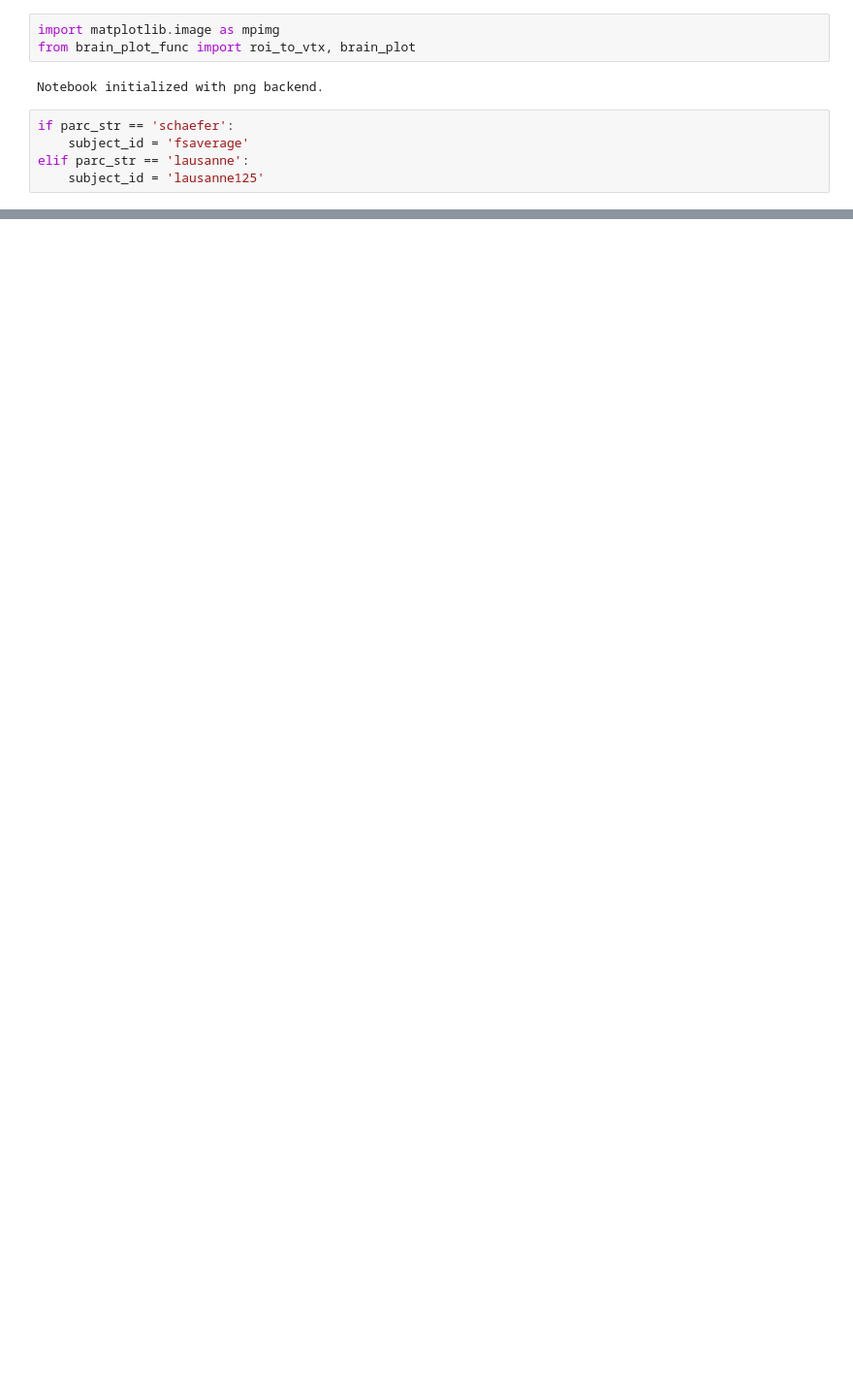
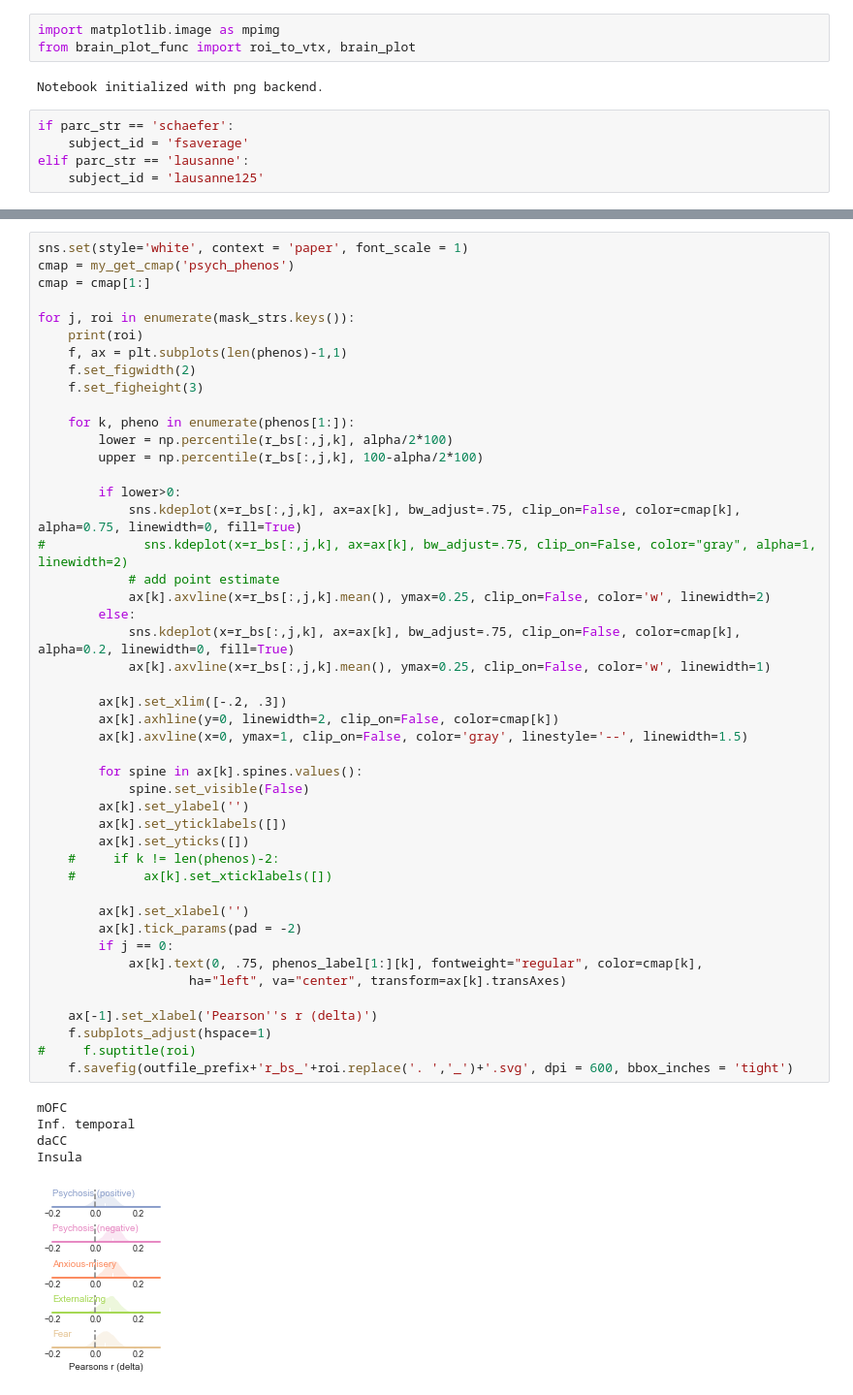
Before and after one commit to lindenmp/normative_neurodev_cs_t1, a Jupyter notebook: 1_code/6_results_correlations.ipynb, the cells around one changed output, grey strips where cells are left out. Shown at 97% size. Cells and saved outputs as stored; diff of their text form; blank space fills up the shorter version.

```diff
--- a/1_code/6_results_correlations.ipynb
+++ b/1_code/6_results_correlations.ipynb
@@ -320,0 +480,52 @@ elif parc_str == 'lausanne':
+# %%
+sns.set(style='white', context = 'paper', font_scale = 1)
+cmap = my_get_cmap('psych_phenos')
+cmap = cmap[1:]
+
+for j, roi in enumerate(mask_strs.keys()):
+    print(roi)
+    f, ax = plt.subplots(len(phenos)-1,1)
+    f.set_figwidth(2)
+    f.set_figheight(3)
+
+    for k, pheno in enumerate(phenos[1:]):
+        lower = np.percentile(r_bs[:,j,k], alpha/2*100)
+        upper = np.percentile(r_bs[:,j,k], 100-alpha/2*100)
+
+        if lower>0:
+            sns.kdeplot(x=r_bs[:,j,k], ax=ax[k], bw_adjust=.75, clip_on=False, color=cmap[k], alpha=0.75, linewidth=0, fill=True)
+#             sns.kdeplot(x=r_bs[:,j,k], ax=ax[k], bw_adjust=.75, clip_on=False, color="gray", alpha=1, linewidth=2)
+            # add point estimate
+            ax[k].axvline(x=r_bs[:,j,k].mean(), ymax=0.25, clip_on=False, color='w', linewidth=2)
+        else:
+            sns.kdeplot(x=r_bs[:,j,k], ax=ax[k], bw_adjust=.75, clip_on=False, color=cmap[k], alpha=0.2, linewidth=0, fill=True)
+            ax[k].axvline(x=r_bs[:,j,k].mean(), ymax=0.25, clip_on=False, color='w', linewidth=1)
+
+        ax[k].set_xlim([-.2, .3])
+        ax[k].axhline(y=0, linewidth=2, clip_on=False, color=cmap[k])
+        ax[k].axvline(x=0, ymax=1, clip_on=False, color='gray', linestyle='--', linewidth=1.5)
+
+        for spine in ax[k].spines.values():
+            spine.set_visible(False)
+        ax[k].set_ylabel('')
+        ax[k].set_yticklabels([])
+        ax[k].set_yticks([])
+    #     if k != len(phenos)-2:
+    #         ax[k].set_xticklabels([])
+
+        ax[k].set_xlabel('')
+        ax[k].tick_params(pad = -2)
+        if j == 0:
+            ax[k].text(0, .75, phenos_label[1:][k], fontweight="regular", color=cmap[k],
+                    ha="left", va="center", transform=ax[k].transAxes)
+
+    ax[-1].set_xlabel('Pearson''s r (delta)')
+    f.subplots_adjust(hspace=1)
+#     f.suptitle(roi)
+    f.savefig(outfile_prefix+'r_bs_'+roi.replace('. ','_')+'.svg', dpi = 600, bbox_inches = 'tight')
+# %% [output]
+mOFC
+Inf. temporal
+daCC
+Insula
+[figure, added]
```
Also changed, not shown: parts of 46 cells of this notebook, 1 other file.
